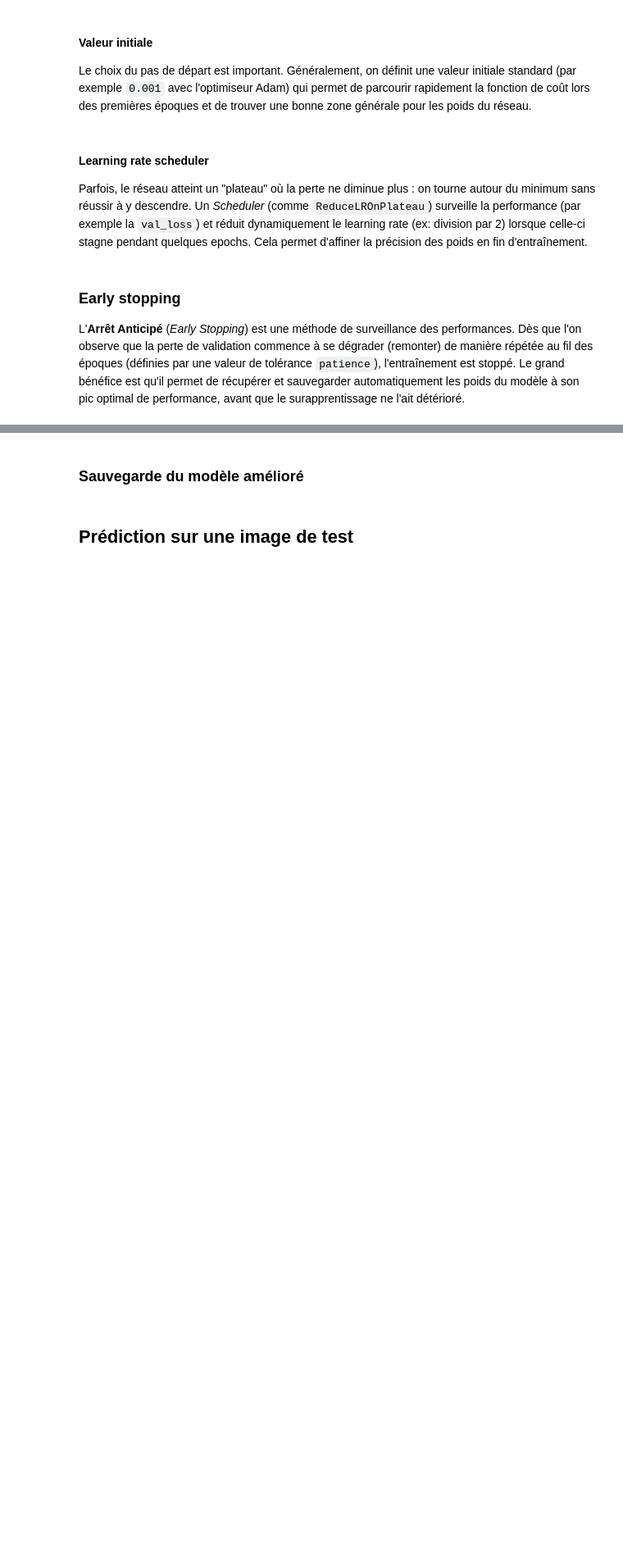
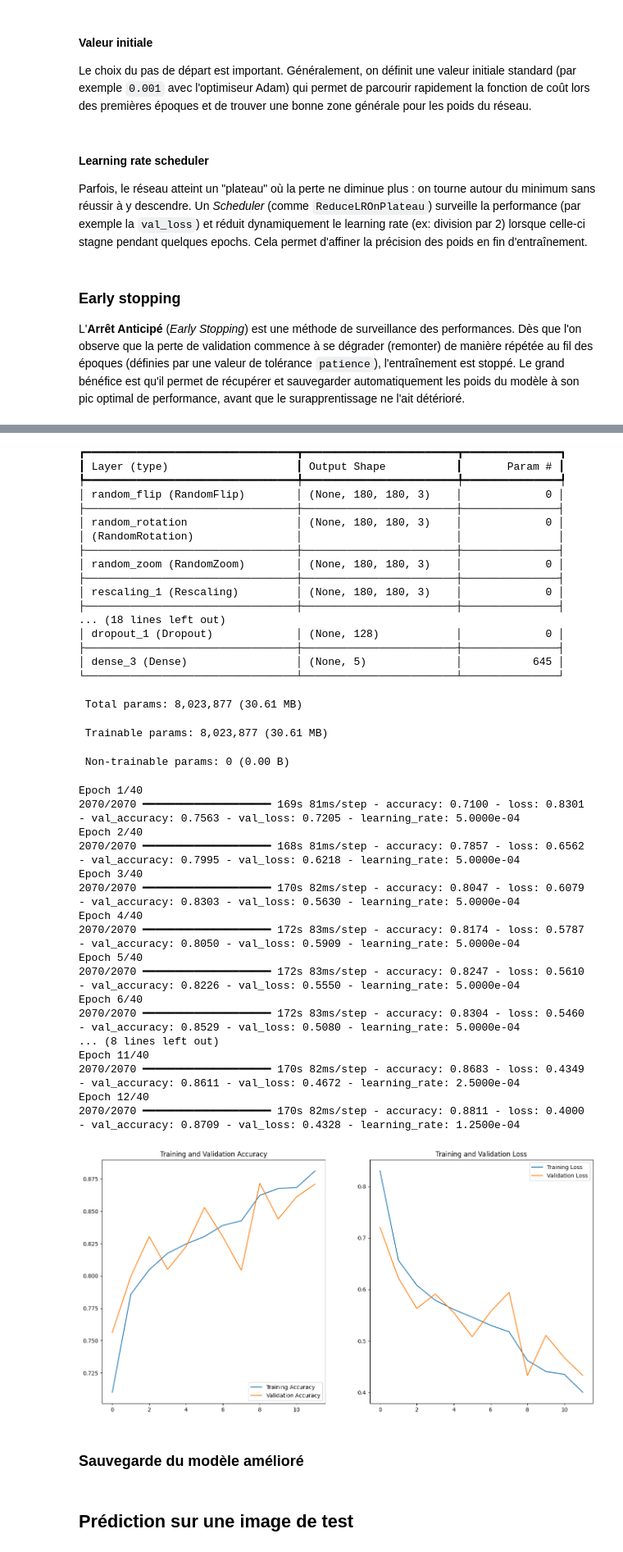
Before and after one commit to Charlyhno-eng/projet-leyenda, a Jupyter notebook: livrables/livrable1/livrable1.ipynb, the cells around one changed output, grey strips where cells are left out. Shown at 82% size. Saved outputs shown, nothing was run; the diff lists cells and outputs as text; code cells hidden in the pictures; blank space fills up the shorter version.

```diff
--- a/livrables/livrable1/livrable1.ipynb
+++ b/livrables/livrable1/livrable1.ipynb
@@ -354,10 +340,13 @@ improved_model = Sequential([
     # Création des couches
     layers.Rescaling(1./255, input_shape=(IMAGE_HEIGHT, IMAGE_WIDTH, 3)),
     layers.Conv2D(32, 3, padding='same', activation='relu', kernel_regularizer=tf.keras.regularizers.l2(0.001)),
+    layers.BatchNormalization(),
     layers.MaxPooling2D(),
     layers.Conv2D(64, 3, padding='same', activation='relu', kernel_regularizer=tf.keras.regularizers.l2(0.001)),
+    layers.BatchNormalization(),
     layers.MaxPooling2D(),
     layers.Conv2D(128, 3, padding='same', activation='relu', kernel_regularizer=tf.keras.regularizers.l2(0.001)),
+    layers.BatchNormalization(),
     layers.MaxPooling2D(),
 
     # Supprimer certains neurones de la couche précédente pour éviter le surapprentissage
@@ -414,3 +403,41 @@ NameError: name 'tf' is not defined
+┏━━━━━━━━━━━━━━━━━━━━━━━━━━━━━━━━━┳━━━━━━━━━━━━━━━━━━━━━━━━┳━━━━━━━━━━━━━━━┓
+┃ Layer (type)                    ┃ Output Shape           ┃       Param # ┃
+┡━━━━━━━━━━━━━━━━━━━━━━━━━━━━━━━━━╇━━━━━━━━━━━━━━━━━━━━━━━━╇━━━━━━━━━━━━━━━┩
+│ random_flip (RandomFlip)        │ (None, 180, 180, 3)    │             0 │
+├─────────────────────────────────┼────────────────────────┼───────────────┤
+│ random_rotation                 │ (None, 180, 180, 3)    │             0 │
+│ (RandomRotation)                │                        │               │
+├─────────────────────────────────┼────────────────────────┼───────────────┤
+│ random_zoom (RandomZoom)        │ (None, 180, 180, 3)    │             0 │
+├─────────────────────────────────┼────────────────────────┼───────────────┤
+│ rescaling_1 (Rescaling)         │ (None, 180, 180, 3)    │             0 │
+├─────────────────────────────────┼────────────────────────┼───────────────┤
+... (18 lines left out)
+│ dropout_1 (Dropout)             │ (None, 128)            │             0 │
+├─────────────────────────────────┼────────────────────────┼───────────────┤
+│ dense_3 (Dense)                 │ (None, 5)              │           645 │
+└─────────────────────────────────┴────────────────────────┴───────────────┘
+ Total params: 8,023,877 (30.61 MB)
+ Trainable params: 8,023,877 (30.61 MB)
+ Non-trainable params: 0 (0.00 B)
+Epoch 1/40
+2070/2070 ━━━━━━━━━━━━━━━━━━━━ 169s 81ms/step - accuracy: 0.7100 - loss: 0.8301 - val_accuracy: 0.7563 - val_loss: 0.7205 - learning_rate: 5.0000e-04
+Epoch 2/40
+2070/2070 ━━━━━━━━━━━━━━━━━━━━ 168s 81ms/step - accuracy: 0.7857 - loss: 0.6562 - val_accuracy: 0.7995 - val_loss: 0.6218 - learning_rate: 5.0000e-04
+Epoch 3/40
+2070/2070 ━━━━━━━━━━━━━━━━━━━━ 170s 82ms/step - accuracy: 0.8047 - loss: 0.6079 - val_accuracy: 0.8303 - val_loss: 0.5630 - learning_rate: 5.0000e-04
+Epoch 4/40
+2070/2070 ━━━━━━━━━━━━━━━━━━━━ 172s 83ms/step - accuracy: 0.8174 - loss: 0.5787 - val_accuracy: 0.8050 - val_loss: 0.5909 - learning_rate: 5.0000e-04
+Epoch 5/40
+2070/2070 ━━━━━━━━━━━━━━━━━━━━ 172s 83ms/step - accuracy: 0.8247 - loss: 0.5610 - val_accuracy: 0.8226 - val_loss: 0.5550 - learning_rate: 5.0000e-04
+Epoch 6/40
+2070/2070 ━━━━━━━━━━━━━━━━━━━━ 172s 83ms/step - accuracy: 0.8304 - loss: 0.5460 - val_accuracy: 0.8529 - val_loss: 0.5080 - learning_rate: 5.0000e-04
+... (8 lines left out)
+Epoch 11/40
+2070/2070 ━━━━━━━━━━━━━━━━━━━━ 170s 82ms/step - accuracy: 0.8683 - loss: 0.4349 - val_accuracy: 0.8611 - val_loss: 0.4672 - learning_rate: 2.5000e-04
+Epoch 12/40
+2070/2070 ━━━━━━━━━━━━━━━━━━━━ 170s 82ms/step - accuracy: 0.8811 - loss: 0.4000 - val_accuracy: 0.8709 - val_loss: 0.4328 - learning_rate: 1.2500e-04
+[figure, added]
 # %% [markdown]
 ### Sauvegarde du modèle amélioré
 # %%
```
Also changed, not shown: parts of 5 cells of this notebook.
